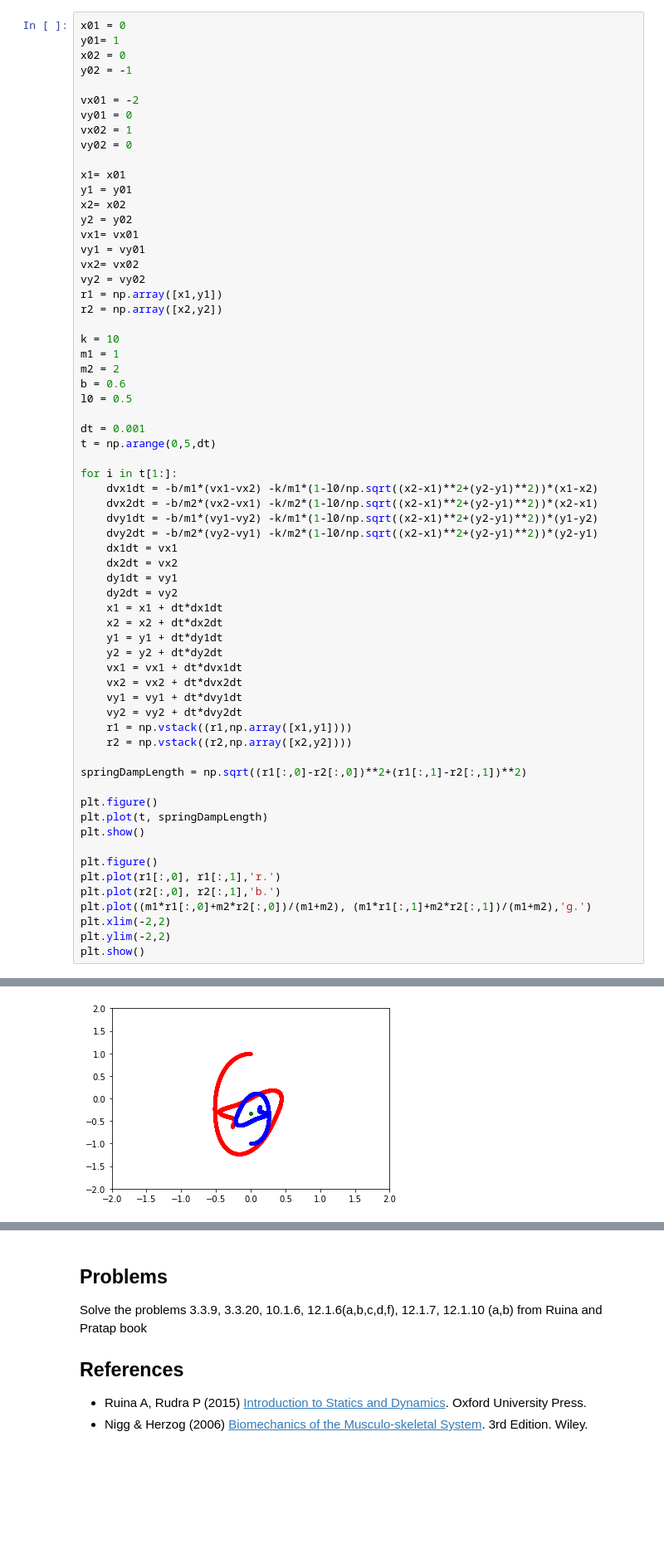
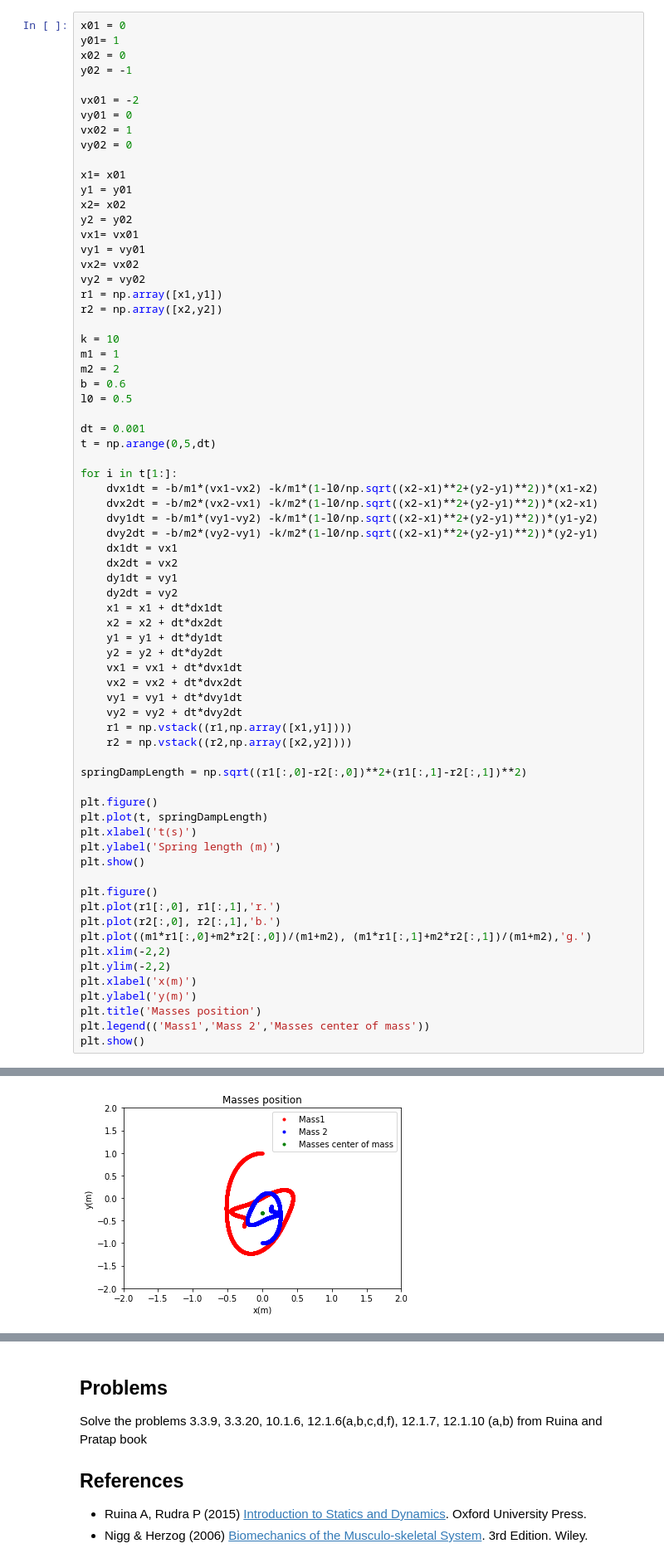
Before and after one commit to Pedro-henrique-silv/bmc, a Jupyter notebook: notebooks/FBDParticles.ipynb, the cells around one changed output, grey strips where cells are left out. Shown at 83% size. Saved outputs shown, nothing was run; the diff lists cells and outputs as text; blank space fills up the shorter version.

```diff
--- a/notebooks/FBDParticles.ipynb
+++ b/notebooks/FBDParticles.ipynb
@@ -590,6 +610,8 @@ springDampLength = np.sqrt((r1[:,0]-r2[:,0])**2+(r1[:,1]-r2[:,1])**2)
 
 plt.figure()
 plt.plot(t, springDampLength)
+plt.xlabel('t(s)')
+plt.ylabel('Spring length (m)')
 plt.show()
 
 plt.figure()
@@ -598,5 +620,9 @@ plt.plot(r2[:,0], r2[:,1],'b.')
 plt.plot((m1*r1[:,0]+m2*r2[:,0])/(m1+m2), (m1*r1[:,1]+m2*r2[:,1])/(m1+m2),'g.')
 plt.xlim(-2,2)
 plt.ylim(-2,2)
+plt.xlabel('x(m)')
+plt.ylabel('y(m)')
+plt.title('Masses position')
+plt.legend(('Mass1','Mass 2','Masses center of mass'))
 plt.show()
 # %% [output]
@@ -604,4 +630,4 @@ plt.show()
-[figure, old version]
+[figure, new version]
 # %% [markdown]
 ### 9) Simple muscle model
 
```
Also changed, not shown: parts of 15 cells of this notebook.
